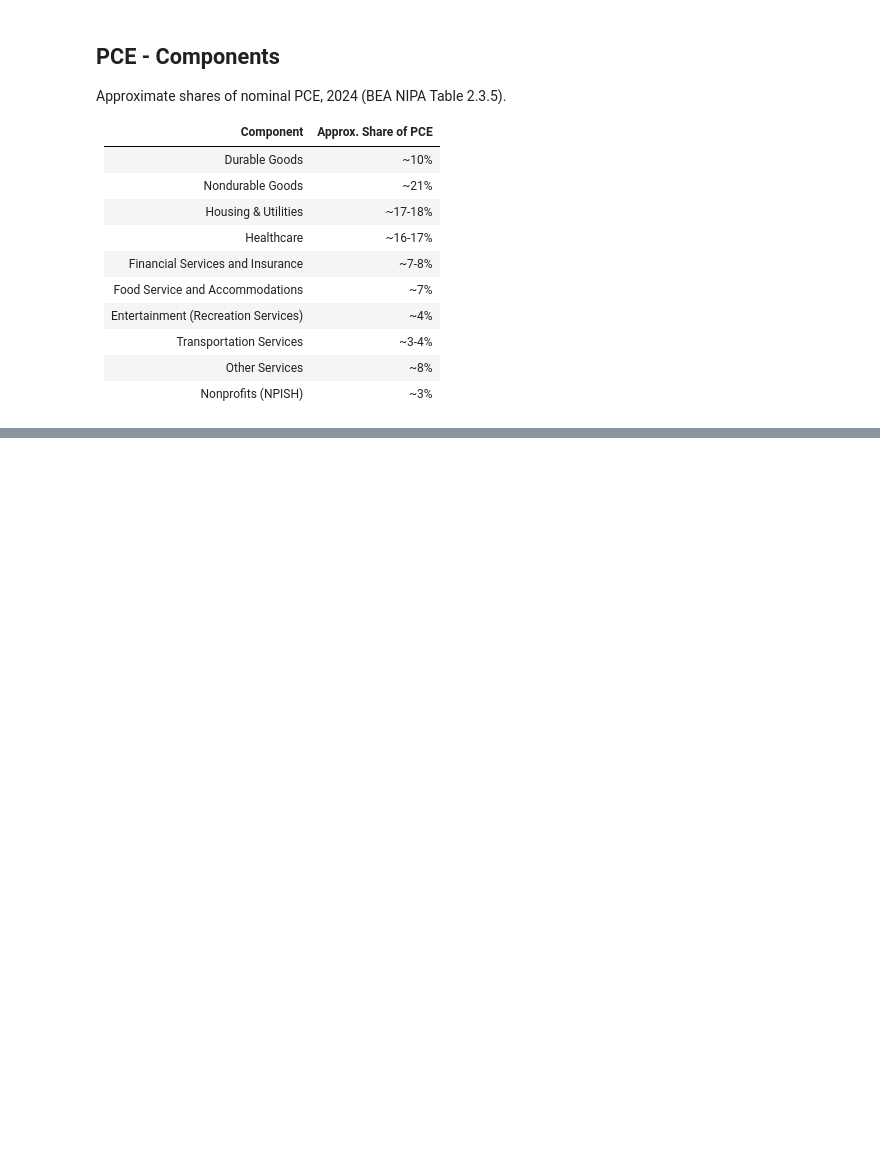
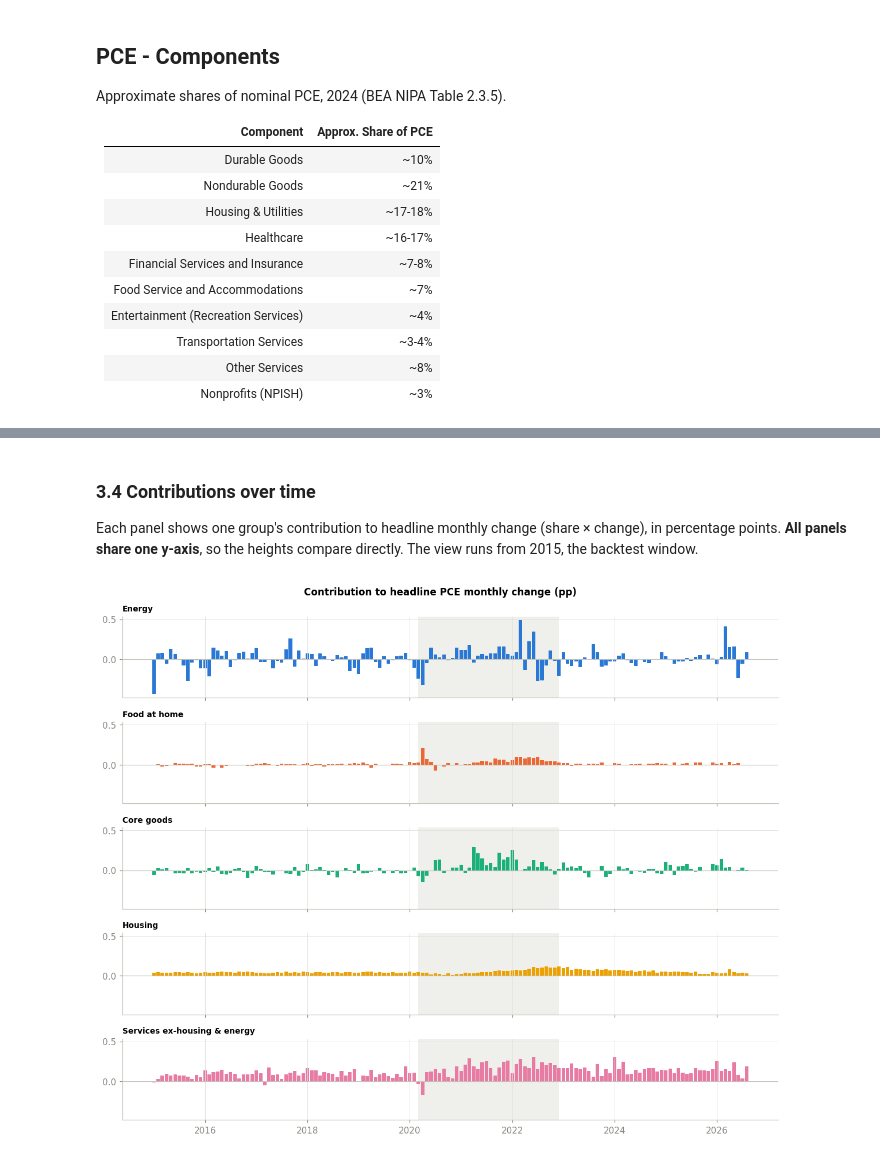
Before and after one commit to ajace13/Stat-Models-Final-Project, a Jupyter notebook: exploring_PCE.ipynb, the cells around one changed output, grey strips where cells are left out. Drawn from its saved outputs; the diff is of its cells as text; code cells hidden in the pictures; blank space fills up the shorter version.

```diff
--- a/exploring_PCE.ipynb
+++ b/exploring_PCE.ipynb
@@ -38,0 +441,17 @@ Approximate shares of nominal PCE, 2024 (BEA NIPA Table 2.3.5).
+# %% [markdown]
+### 3.4 Contributions over time
+Each panel shows one group's contribution to headline monthly change (share × change), in percentage points. **All panels share one y-axis**, so the heights compare directly. The view runs from 2015, the backtest window.
+# %%
+contribution_window = slice("2015-01-01", None)
+fig, axes = plt.subplots(len(GROUPS), 1, figsize=(11, 9), sharex=True, sharey=True)
+for ax, group in zip(axes, GROUPS):
+    series = group_contribution[group].loc[contribution_window]
+    ax.bar(series.index, series.to_numpy(), width=25, color=GROUP_COLORS[group])
+    ax.axhline(0, color="#c3c2b7", linewidth=0.8)
+    ax.set_title(GROUP_LABELS[group], loc="left", fontsize=9)
+    ax.axvspan(COVID_START, COVID_END, color="#e1e0d9", alpha=0.5, linewidth=0, zorder=0)
+fig.suptitle("Contribution to headline PCE monthly change (pp)", fontweight="bold", fontsize=11)
+plt.tight_layout()
+plt.show()
+# %% [output]
+[figure, added]
```
Also changed, not shown: parts of 34 cells of this notebook, 52 other files.
